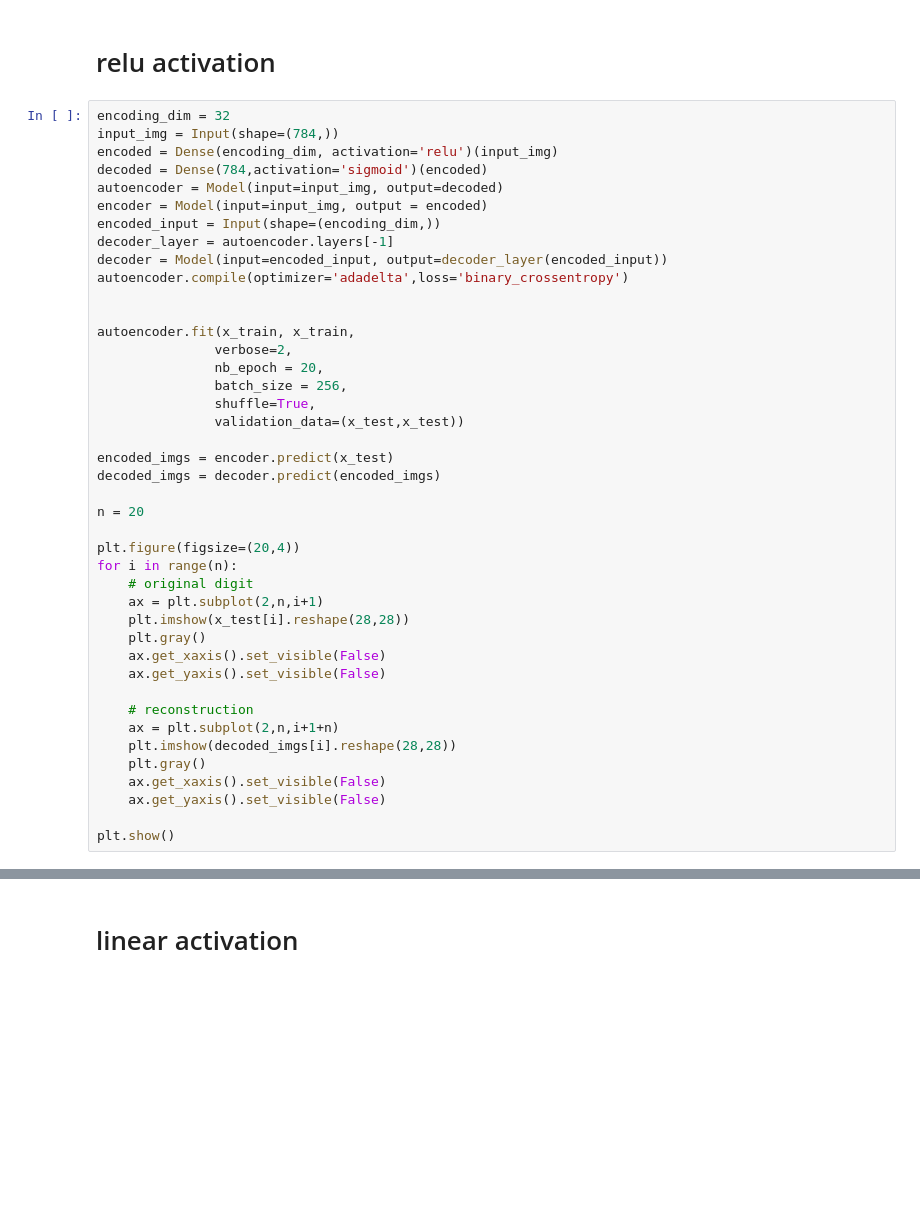
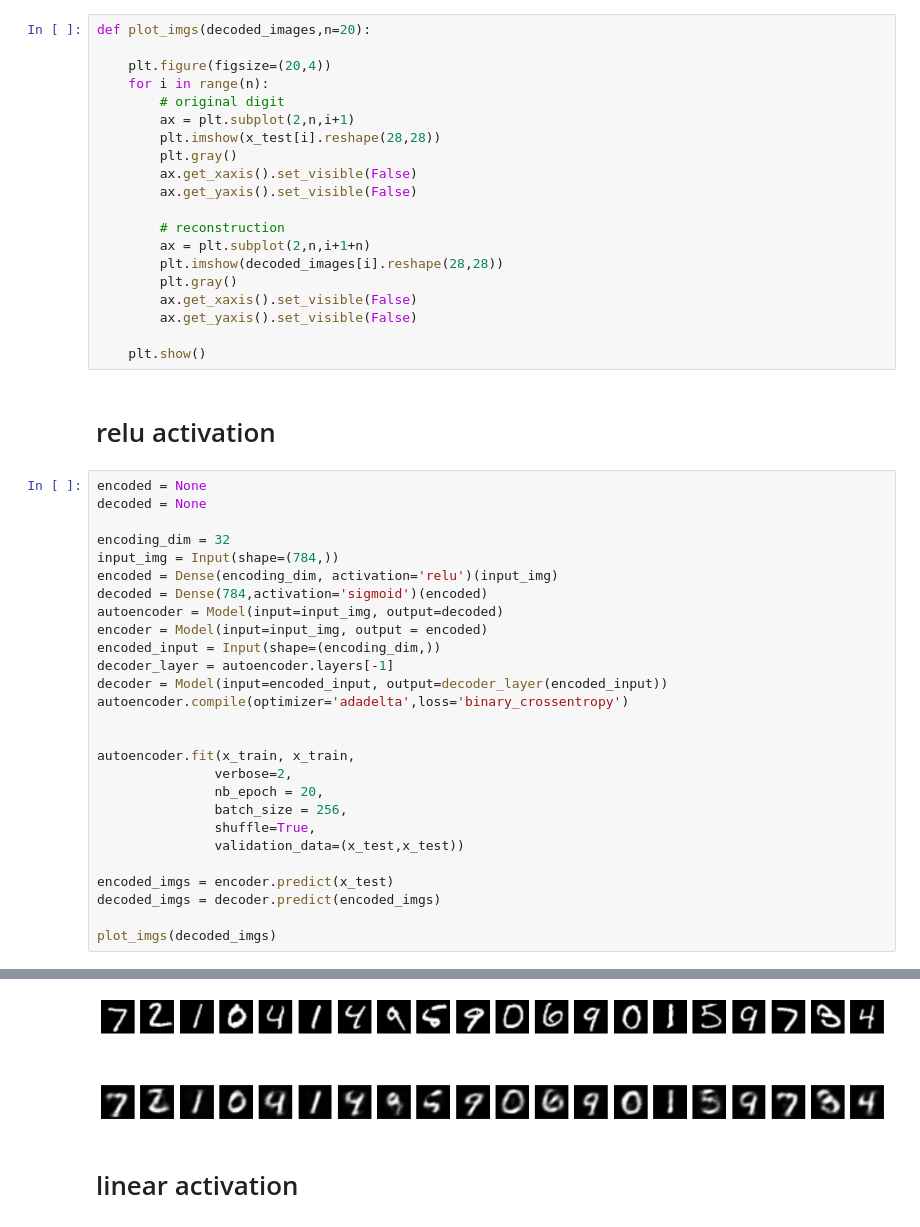
Before and after one commit to queirozfcom/auto-tagger, a Jupyter notebook: notebooks/Sandbox/Building_Autoencoders_in_Keras.ipynb, the cells around one changed output, grey strips where cells are left out. Cells and saved outputs as stored; diff of their text form; blank space fills up the shorter version.

```diff
--- a/notebooks/Sandbox/Building_Autoencoders_in_Keras.ipynb
+++ b/notebooks/Sandbox/Building_Autoencoders_in_Keras.ipynb
@@ -18,9 +18,32 @@ x_train = x_train.reshape((len(x_train), np.prod(x_train.shape[1:])))
 x_test = x_test.reshape((len(x_test), np.prod(x_test.shape[1:])))
 # %%
 %matplotlib inline
+# %%
+def plot_imgs(decoded_images,n=20):
+
+    plt.figure(figsize=(20,4))
+    for i in range(n):
+        # original digit
+        ax = plt.subplot(2,n,i+1)
+        plt.imshow(x_test[i].reshape(28,28))
+        plt.gray()
+        ax.get_xaxis().set_visible(False)
+        ax.get_yaxis().set_visible(False)
+
+        # reconstruction
+        ax = plt.subplot(2,n,i+1+n)
+        plt.imshow(decoded_images[i].reshape(28,28))
+        plt.gray()
+        ax.get_xaxis().set_visible(False)
+        ax.get_yaxis().set_visible(False)
+
+    plt.show()
 # %% [markdown]
 # relu activation
 # %%
+encoded = None
+decoded = None
+
 encoding_dim = 32
 input_img = Input(shape=(784,))
 encoded = Dense(encoding_dim, activation='relu')(input_img)
@@ -43,22 +66,5 @@ autoencoder.fit(x_train, x_train,
 encoded_imgs = encoder.predict(x_test)
 decoded_imgs = decoder.predict(encoded_imgs)
 
-n = 20
-
-plt.figure(figsize=(20,4))
-for i in range(n):
-    # original digit
-    ax = plt.subplot(2,n,i+1)
-    plt.imshow(x_test[i].reshape(28,28))
-    plt.gray()
-    ax.get_xaxis().set_visible(False)
-    ax.get_yaxis().set_visible(False)
-
-    # reconstruction
-    ax = plt.subplot(2,n,i+1+n)
-    plt.imshow(decoded_imgs[i].reshape(28,28))
-    plt.gray()
-    ax.get_xaxis().set_visible(False)
-    ax.get_yaxis().set_visible(False)
-
-plt.show()
+plot_imgs(decoded_imgs)
+# %% [output]
@@ -65,3 +88,4 @@ plt.show()
+[figure, added]
 # %% [markdown]
 # linear activation
 # %%
```
Also changed, not shown: parts of 12 cells of this notebook.
